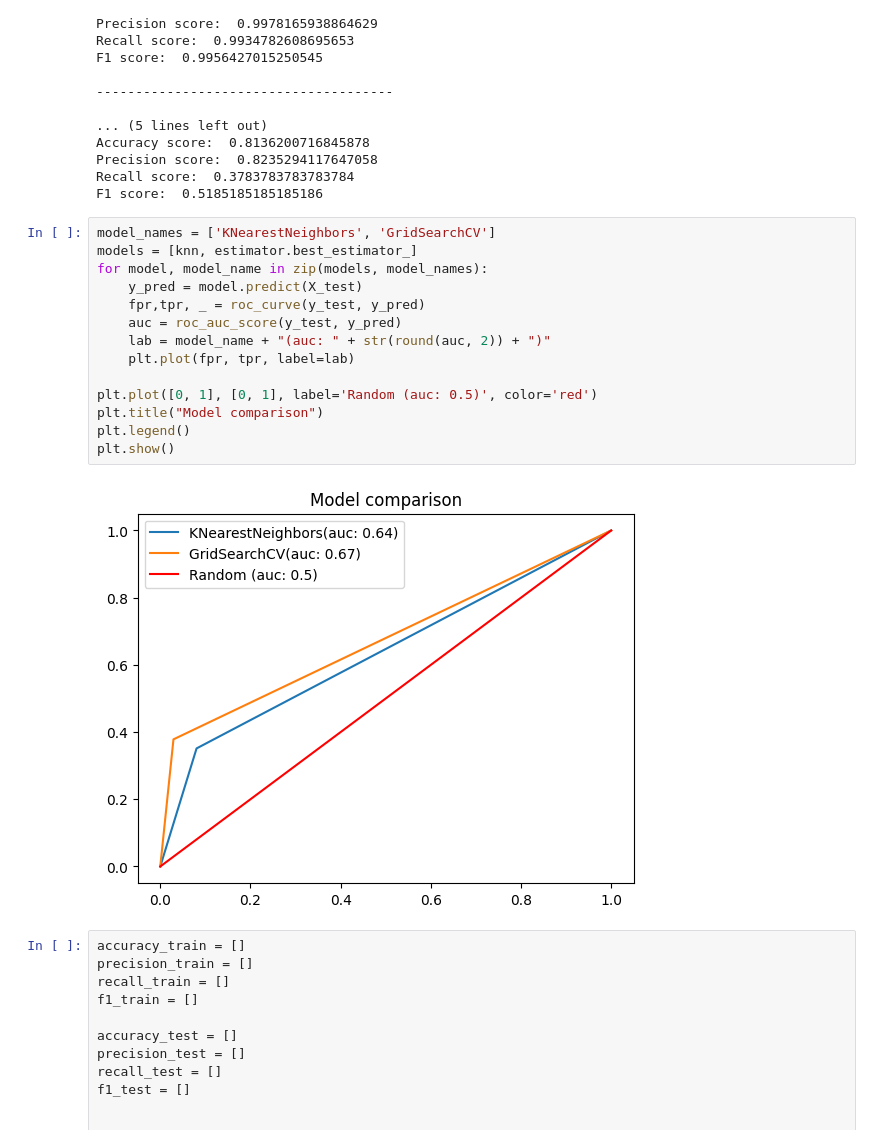
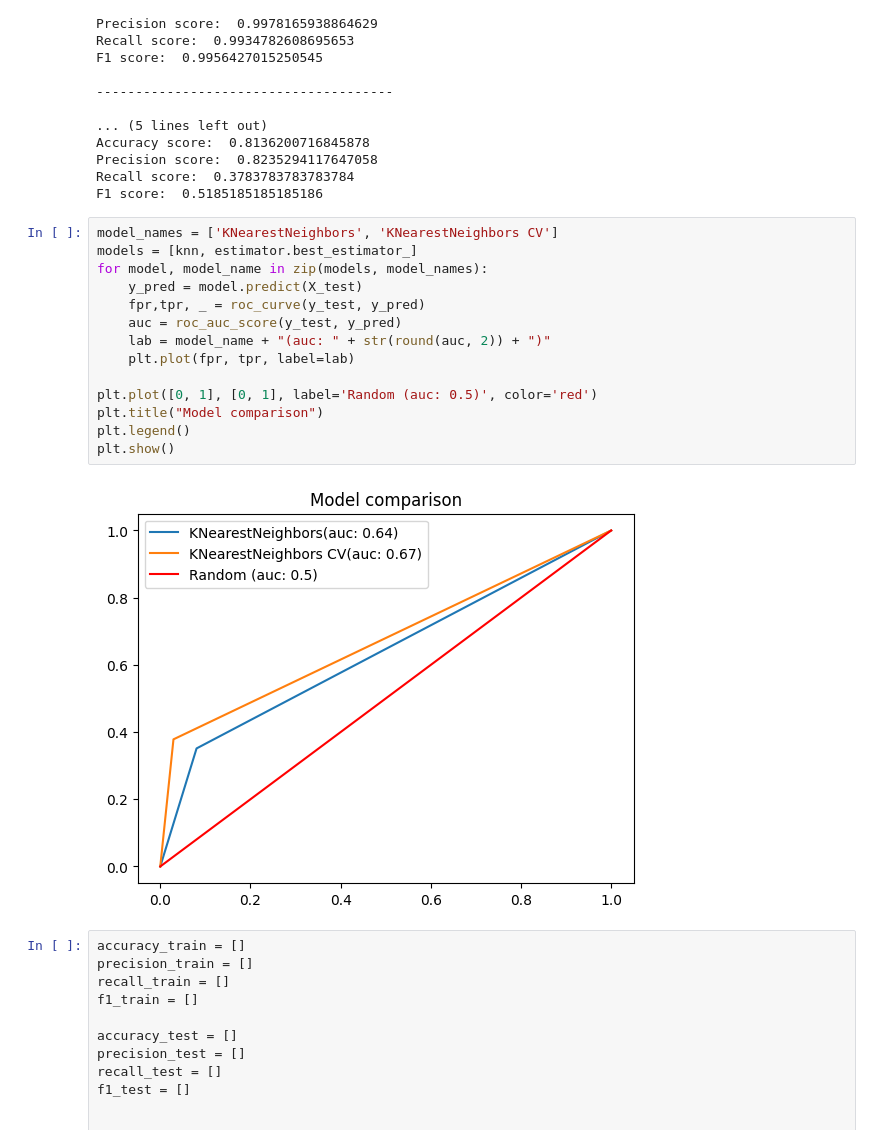
Before and after one commit to MATF-istrazivanje-podataka-1/2023_Data_Mining_Customer_personality_analysis_Dataset, a Jupyter notebook: models/class/knn.ipynb, the cells around one changed output. Cells and saved outputs as stored; diff of their text form.

```diff
--- a/models/class/knn.ipynb
+++ b/models/class/knn.ipynb
@@ -116,21 +116,21 @@ Precision score:  0.8235294117647058
 Recall score:  0.3783783783783784
 F1 score:  0.5185185185185186
 # %%
-model_names = ['KNearestNeighbors', 'GridSearchCV']
+model_names = ['KNearestNeighbors', 'KNearestNeighbors CV']
 models = [knn, estimator.best_estimator_]
 for model, model_name in zip(models, model_names):
     y_pred = model.predict(X_test)
     fpr,tpr, _ = roc_curve(y_test, y_pred)
     auc = roc_auc_score(y_test, y_pred)
     lab = model_name + "(auc: " + str(round(auc, 2)) + ")"
     plt.plot(fpr, tpr, label=lab)
 
 plt.plot([0, 1], [0, 1], label='Random (auc: 0.5)', color='red')
 plt.title("Model comparison")
 plt.legend()
 plt.show()
 # %% [output]
-[figure, old version]
+[figure, new version]
 # %%
 accuracy_train = []
 precision_train = []
```
Also changed, not shown: 3 other files.
